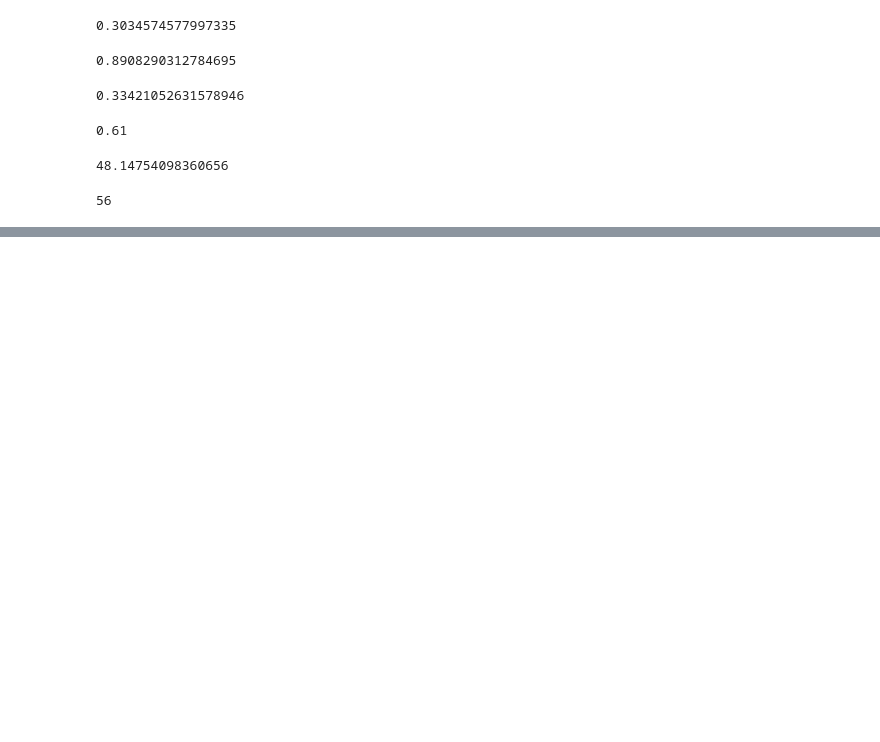
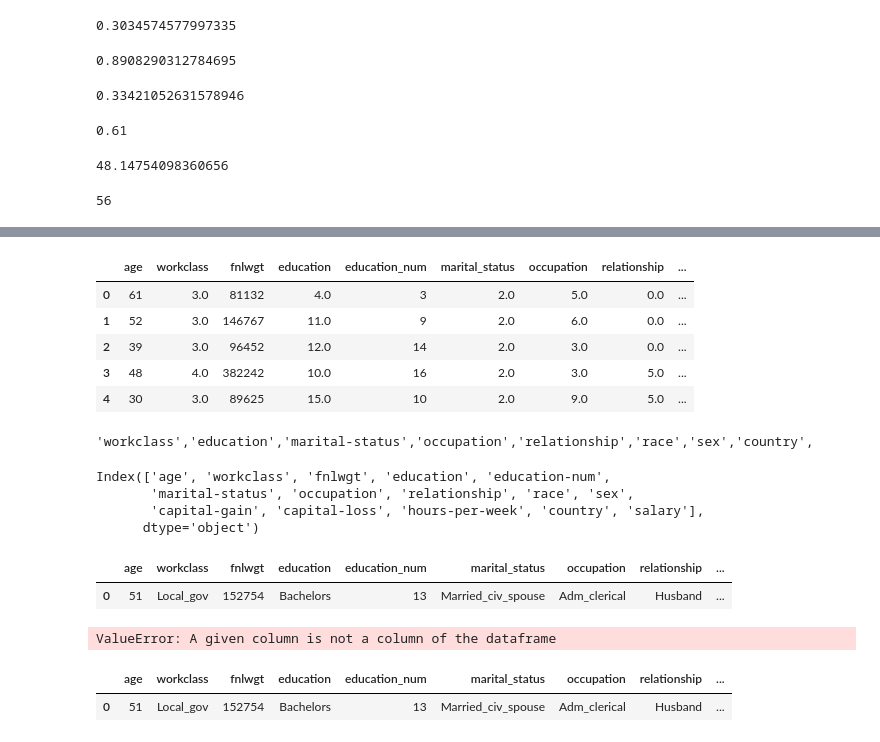
Before and after one commit to ArunKumar237/adult_census_income_predicton, a Jupyter notebook: notebooks/sec.ipynb, the cells around one changed output, grey strips where cells are left out. Drawn from its saved outputs; the diff is of its cells as text; code cells hidden in the pictures; blank space fills up the shorter version.

```diff
--- a/notebooks/sec.ipynb
+++ b/notebooks/sec.ipynb
@@ -236,0 +416,30 @@ diff_test_train_acc
+# %%
+data.rename(columns={'education-num': 'education_num',
+                   'marital-status': 'marital_status',
+                   'capital-gain':'capital_gain',
+                   'capital-loss':'capital_loss',
+                   'hours-per-week':'hours_per_week'},
+          inplace=True, errors='raise')
+# %%
+data.head()
+# %% [output]
+|  | age | workclass | fnlwgt | education | education_num | marital_status | occupation | relationship | ... |
+| 0 | 61 | 3.0 | 81132 | 4.0 | 3 | 2.0 | 5.0 | 0.0 | ... |
+| 1 | 52 | 3.0 | 146767 | 11.0 | 9 | 2.0 | 6.0 | 0.0 | ... |
+| 2 | 39 | 3.0 | 96452 | 12.0 | 14 | 2.0 | 3.0 | 0.0 | ... |
+| 3 | 48 | 4.0 | 382242 | 10.0 | 16 | 2.0 | 3.0 | 5.0 | ... |
+| 4 | 30 | 3.0 | 89625 | 15.0 | 10 | 2.0 | 9.0 | 5.0 | ... |
+# %%
+cat = ['workclass','education','marital-status','occupation','relationship','race','sex','country']
+for i in cat:
+    print(f"'{i}'",end=',')
+    df[i] = df[i].str.replace('-','_',)
+# %% [output]
+'workclass','education','marital-status','occupation','relationship','race','sex','country',
+# %%
+df.columns
+# %% [output]
+Index(['age', 'workclass', 'fnlwgt', 'education', 'education-num',
+       'marital-status', 'occupation', 'relationship', 'race', 'sex',
+       'capital-gain', 'capital-loss', 'hours-per-week', 'country', 'salary'],
+      dtype='object')
@@ -236,0 +487,5 @@ diff_test_train_acc
+# %%
+inp
+# %% [output]
+|  | age | workclass | fnlwgt | education | education_num | marital_status | occupation | relationship | ... |
+| 0 | 51 | Local_gov | 152754 | Bachelors | 13 | Married_civ_spouse | Adm_clerical | Husband | ... |
@@ -236,0 +494,9 @@ diff_test_train_acc
+# %%
+pre.fit_transform(inp)
+# %% [output]
+ValueError: A given column is not a column of the dataframe
+# %%
+inp
+# %% [output]
+|  | age | workclass | fnlwgt | education | education_num | marital_status | occupation | relationship | ... |
+| 0 | 51 | Local_gov | 152754 | Bachelors | 13 | Married_civ_spouse | Adm_clerical | Husband | ... |
```
Also changed, not shown: parts of 22 cells of this notebook, 12 other files.
